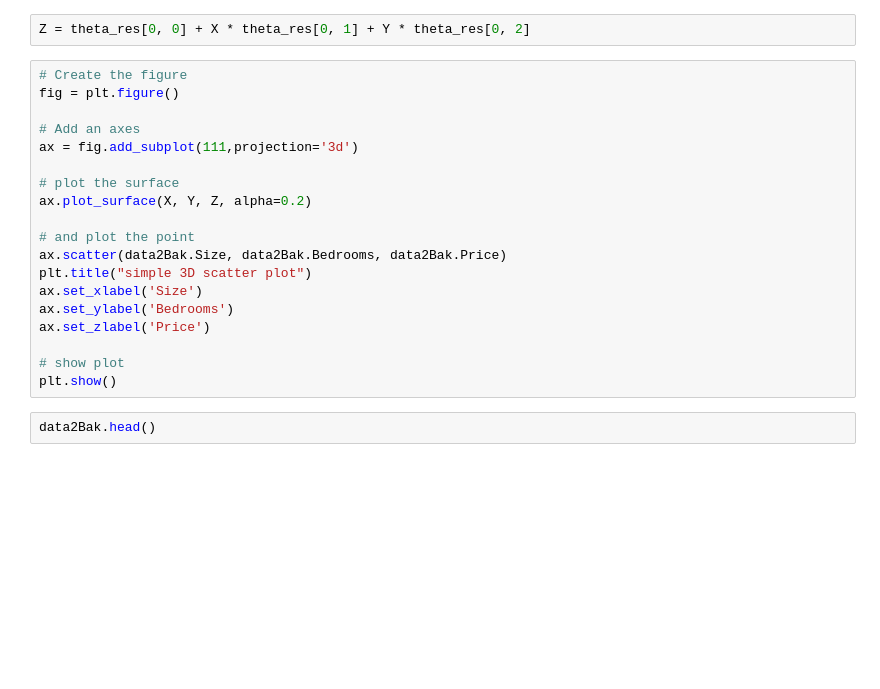
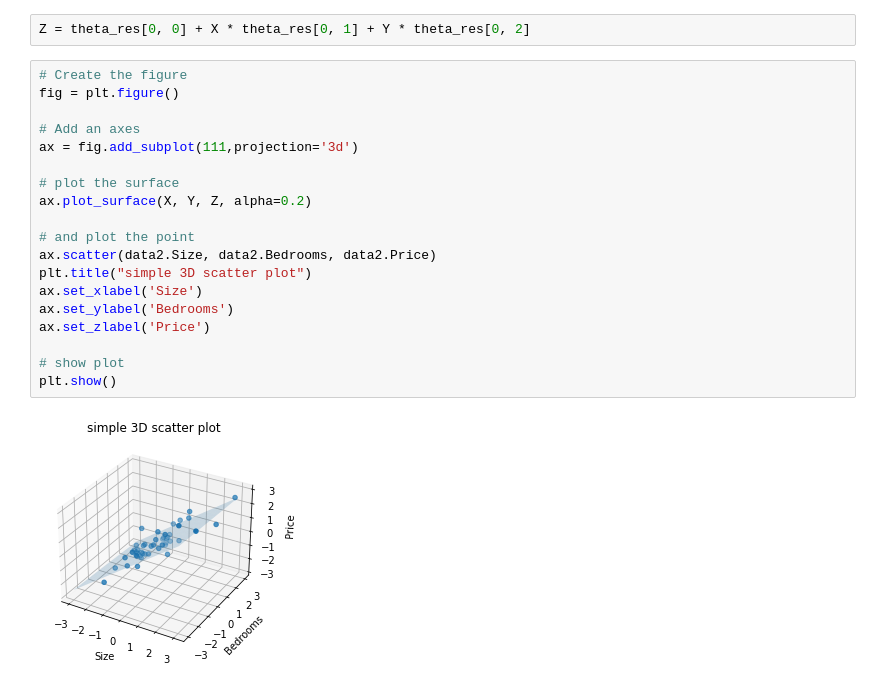
Before and after one commit to ArturBa/agh_machine_learning, a Jupyter notebook: lab_3/lab_3.ipynb, the cells around one changed output. Saved outputs shown, nothing was run; the diff lists cells and outputs as text; blank space fills up the shorter version.

```diff
--- a/lab_3/lab_3.ipynb
+++ b/lab_3/lab_3.ipynb
@@ -171,21 +238,21 @@ Z = theta_res[0, 0] + X * theta_res[0, 1] + Y * theta_res[0, 2]
 # %%
 # Create the figure
 fig = plt.figure()
 
 # Add an axes
 ax = fig.add_subplot(111,projection='3d')
 
 # plot the surface
 ax.plot_surface(X, Y, Z, alpha=0.2)
 
 # and plot the point
-ax.scatter(data2Bak.Size, data2Bak.Bedrooms, data2Bak.Price)
+ax.scatter(data2.Size, data2.Bedrooms, data2.Price)
 plt.title("simple 3D scatter plot")
 ax.set_xlabel('Size')
 ax.set_ylabel('Bedrooms')
 ax.set_zlabel('Price')
 
 # show plot
 plt.show()
+# %% [output]
+[figure, added]
-# %%
-data2Bak.head()
```
Also changed, not shown: parts of 16 cells of this notebook, 1 other file.
